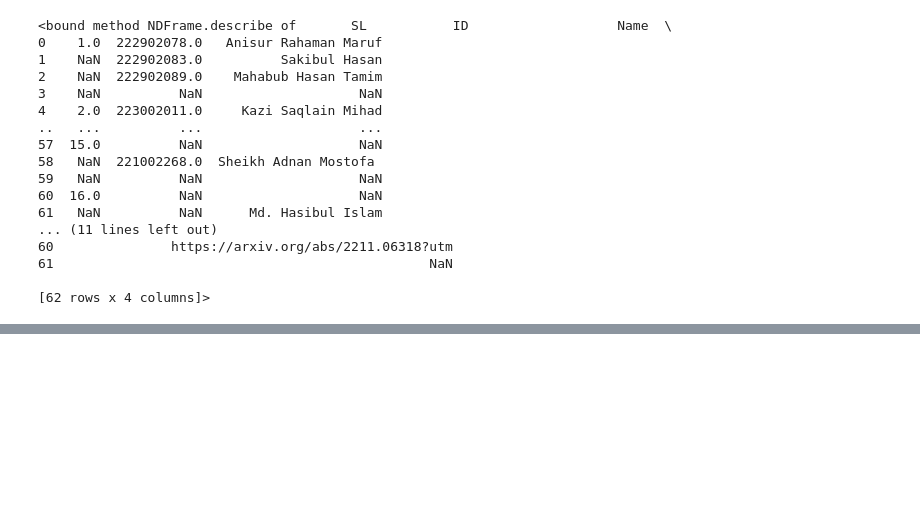
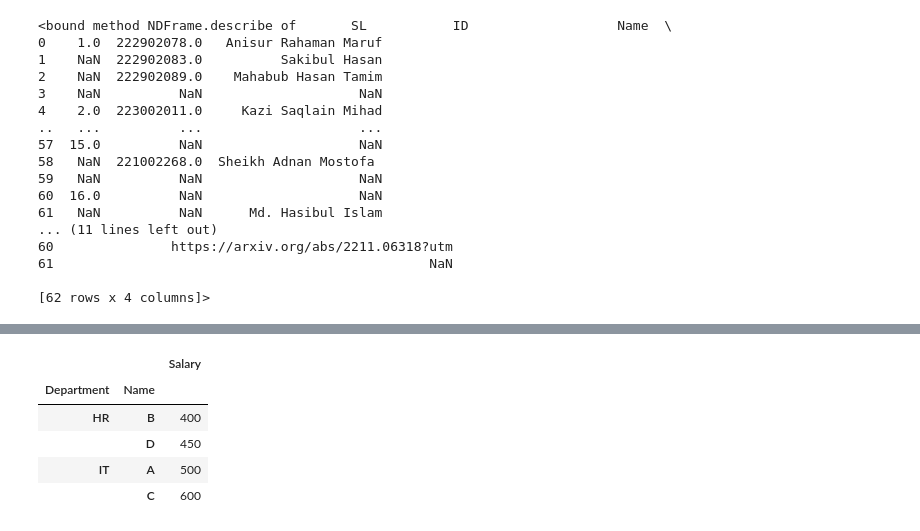
Before and after one commit to HeroHalder/AI-ML-Zero-to-Hero, a Jupyter notebook: 02 Python Libraries/Pandas.ipynb, the cells around one changed output, grey strips where cells are left out. Saved outputs shown, nothing was run; the diff lists cells and outputs as text; code cells hidden in the pictures; blank space fills up the shorter version.

```diff
--- a/02 Python Libraries/Pandas.ipynb
+++ b/02 Python Libraries/Pandas.ipynb
@@ -689,3 +689,15 @@ data.describe
 61                                                NaN
 
 [62 rows x 4 columns]>
+# %%
+import pandas as pd
+
+data = {
+    "Name": ["A","B","C","D"],
+    "Department": ["IT","HR","IT","HR"],
+    "Salary": [500,400,600,450]
+}
+
+df2 = pd.DataFrame(data)
+
+df2.groupby("Department")["Salary"].mean()
@@ -691,0 +718,9 @@ data.describe
+# %%
+df2.groupby(["Department","Name"]).sum()
+# %% [output]
+|  |  | Salary |
+| Department | Name |  |
+| HR | B | 400 |
+|  | D | 450 |
+| IT | A | 500 |
+|  | C | 600 |
```
Also changed, not shown: parts of 2 cells of this notebook.
